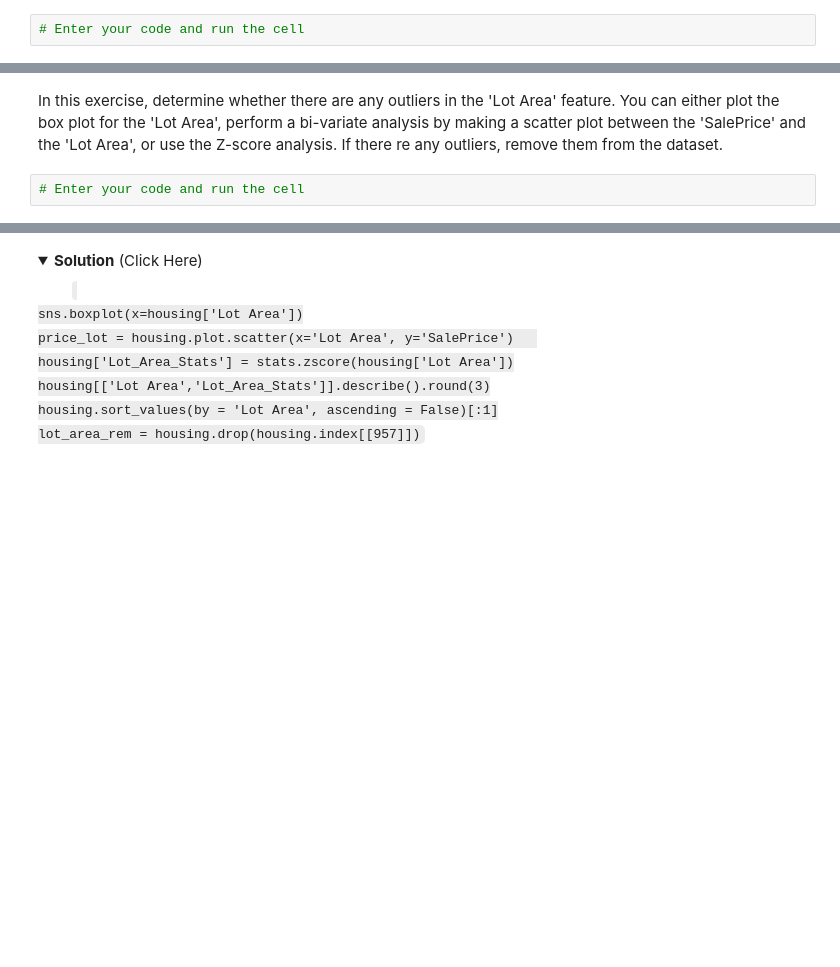
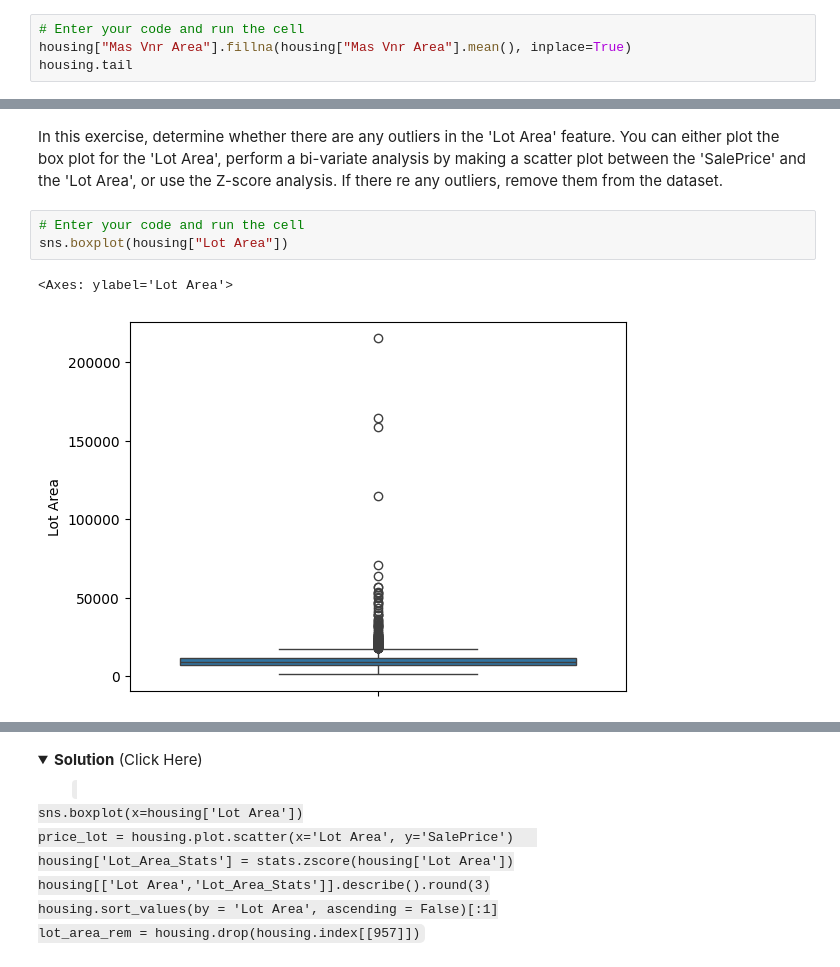
Before and after one commit to kstp0011/Coursera, a Jupyter notebook: Exploratory Data Analysis for Machine Learning/Data_Cleaning_Lab.ipynb, the cells around one changed output, grey strips where cells are left out. Saved outputs shown, nothing was run; the diff lists cells and outputs as text; folded sections open; blank space fills up the shorter version.

```diff
--- a/Exploratory Data Analysis for Machine Learning/Data_Cleaning_Lab.ipynb
+++ b/Exploratory Data Analysis for Machine Learning/Data_Cleaning_Lab.ipynb
@@ -268,3 +403,5 @@ Index# 2927, containing a missing value in the "Lot Frontage", now has been repl
 In this exercise, let's look at 'Mas Vnr Area' feature and replace the missing values with the mean value of that column.
 # %%
 # Enter your code and run the cell
+housing["Mas Vnr Area"].fillna(housing["Mas Vnr Area"].mean(), inplace=True)
+housing.tail
@@ -364,3 +591,7 @@ As you can see, we do not have the last two points of the 'Gr Liv Area' anymore.
 In this exercise, determine whether there are any outliers in the 'Lot Area' feature. You can either plot the box plot for the 'Lot Area', perform a bi-variate analysis by making a scatter plot between the 'SalePrice' and the 'Lot Area', or use the Z-score analysis. If there re any outliers, remove them from the dataset.
 # %%
 # Enter your code and run the cell
+sns.boxplot(housing["Lot Area"])
+# %% [output]
+<Axes: ylabel='Lot Area'>
+[figure, added]
```
Also changed, not shown: parts of 45 cells of this notebook.
